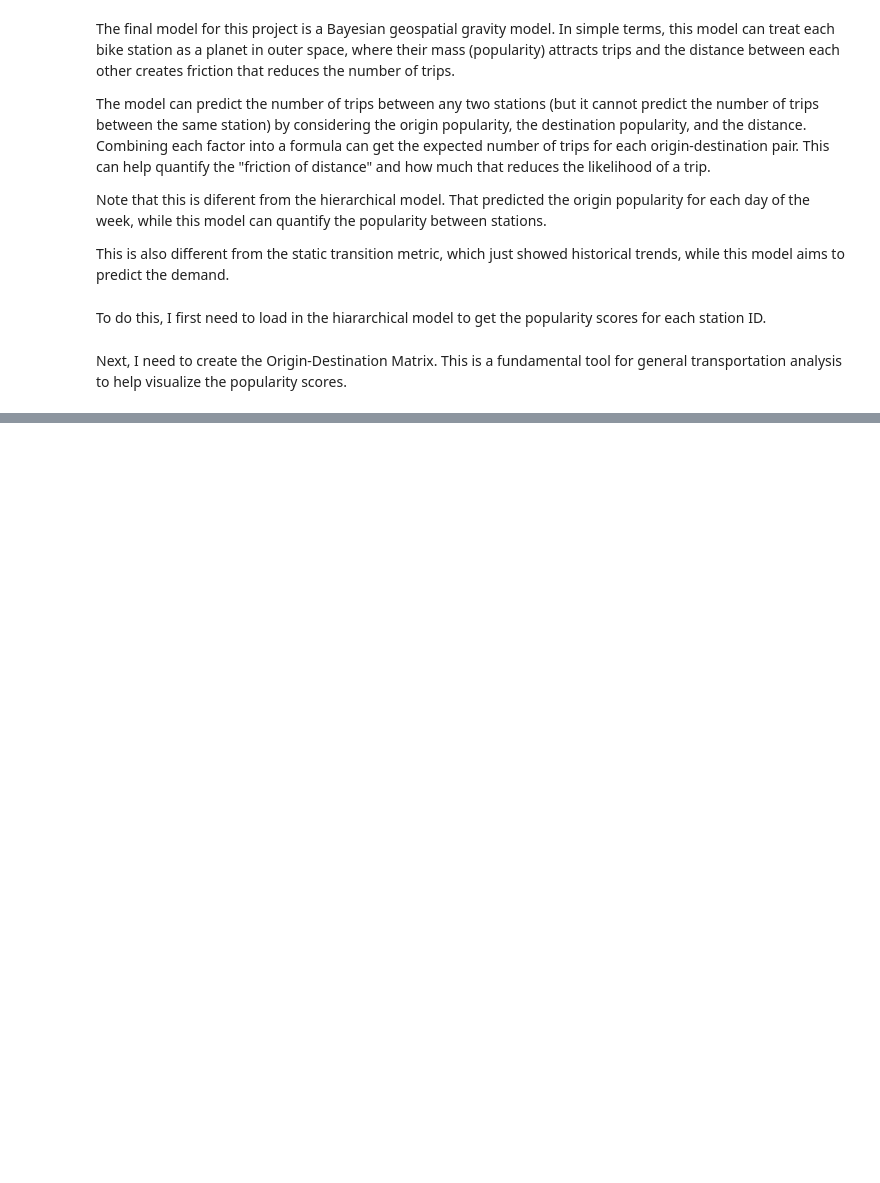
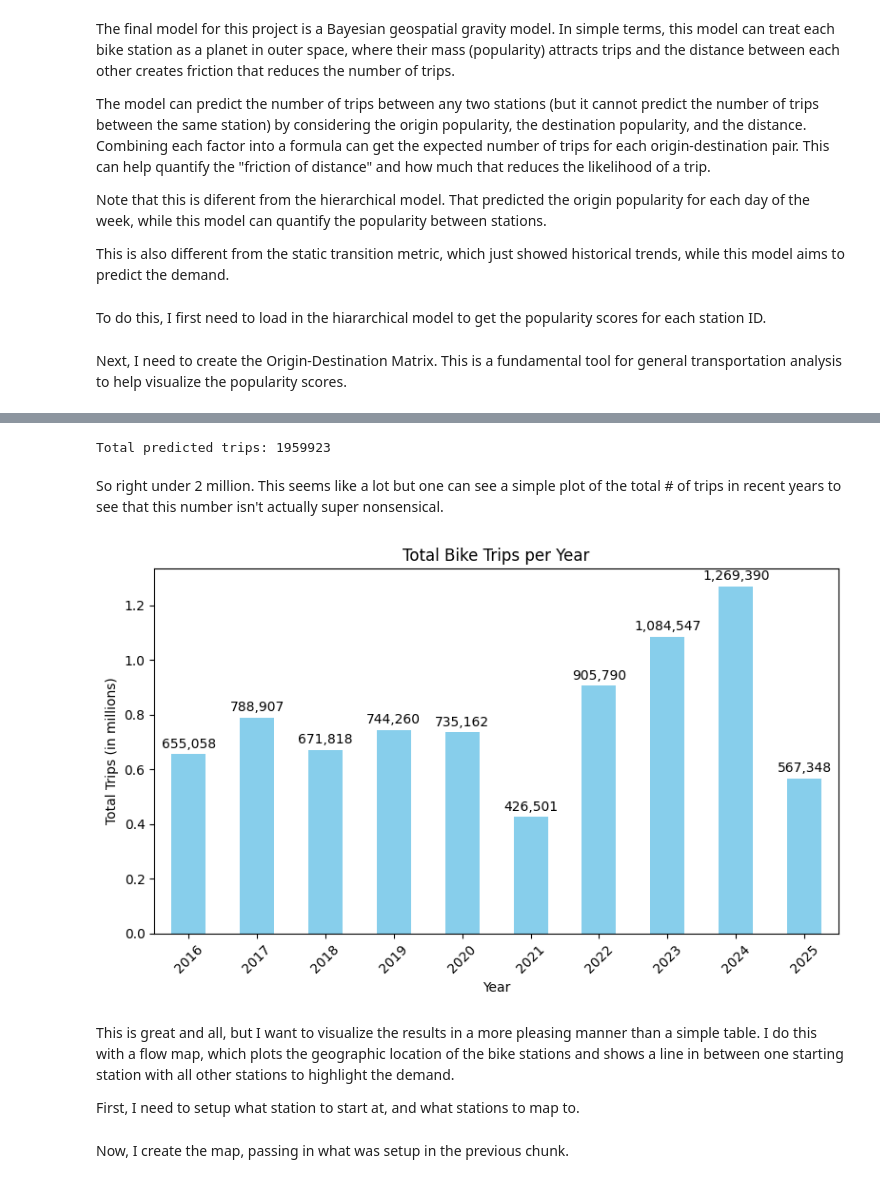
Before and after one commit to kgw220/BayesCycle, a Jupyter notebook: task_notebooks/model_station_to_station_demand.ipynb, the cells around one changed output, grey strips where cells are left out. Drawn from its saved outputs; the diff is of its cells as text; code cells hidden in the pictures; blank space fills up the shorter version.

Commit message:
add: 2nd version of geospatial modeling notebook

```diff
--- a/task_notebooks/model_station_to_station_demand.ipynb
+++ b/task_notebooks/model_station_to_station_demand.ipynb
@@ -206,0 +381,36 @@ Distances DataFrame (in km) created successfully:
+# %%
+total_predicted_trips = model_df['predicted_trips'].sum()
+print(f"Total predicted trips: {total_predicted_trips:.0f}")
+# %% [output]
+Total predicted trips: 1959923
+# %% [markdown]
+So right under 2 million. This seems like a lot but one can see a simple plot of the total # of
+trips in recent years to see that this number isn't actually super nonsensical.
+# %%
+# Extract year from start_time
+df_bike['year'] = df_bike['start_time'].dt.year
+
+# Group by year and count trips
+yearly_counts = df_bike.groupby('year').size()
+
+fig, ax = plt.subplots(figsize=(8, 5))
+yearly_counts.plot(kind='bar', ax=ax, color='skyblue')
+for i, count in enumerate(yearly_counts):
+    ax.text(i, count + max(yearly_counts) * 0.01, f"{count:,}", ha='center', va='bottom', fontsize=10)
+ax.set_ylabel('Total Trips (in millions)')
+ax.set_xlabel('Year')
+ax.set_title('Total Bike Trips per Year')
+ax.set_xticklabels(yearly_counts.index.astype(int), rotation=45)
+ax.get_yaxis().get_offset_text().set_visible(False)
+
+plt.tight_layout()
+
+plt.show()
+# %% [output]
+[figure, added]
+# %% [markdown]
+This is great and all, but I want to visualize the results in a more pleasing manner than a simple
+table. I do this with a flow map, which plots the geographic location of the bike stations and
+shows a line in between one starting station with all other stations to highlight the demand.
+
+First, I need to setup what station to start at, and what stations to map to.
@@ -206,0 +434,2 @@ Distances DataFrame (in km) created successfully:
+# %% [markdown]
+Now, I create the map, passing in what was setup in the previous chunk.
```
Also changed, not shown: parts of 19 cells of this notebook.
